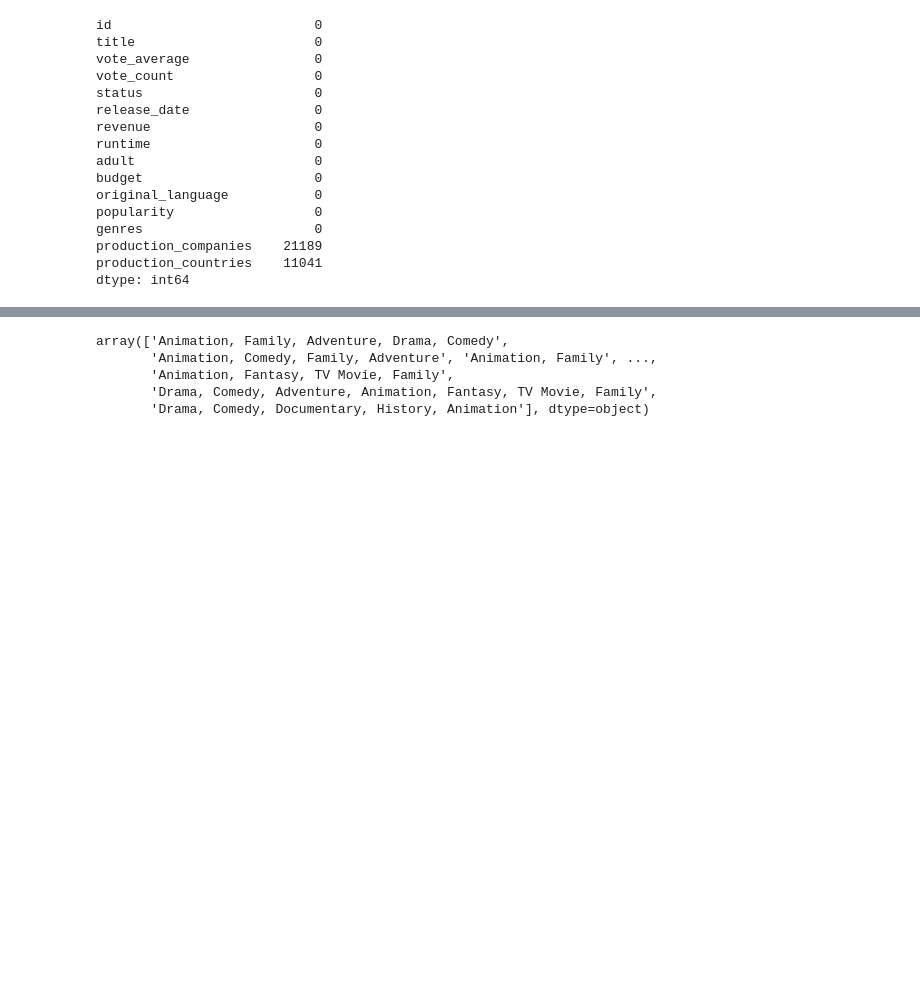
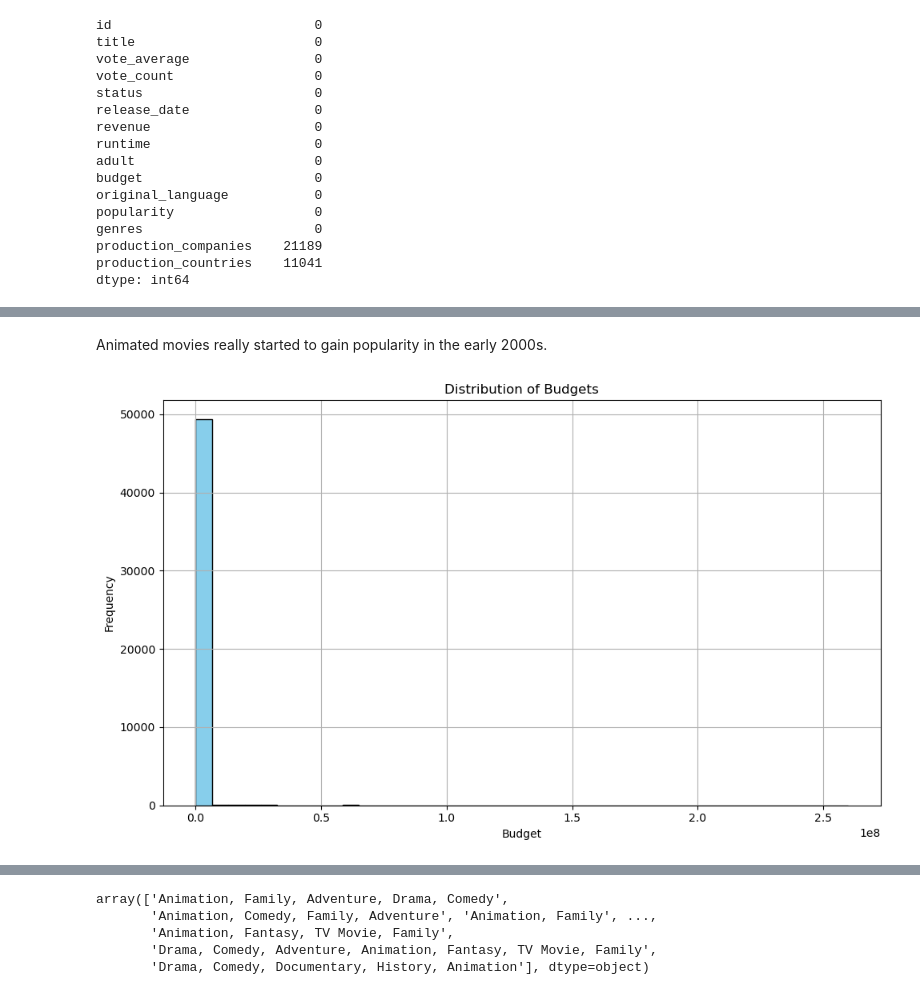
Before and after one commit to Tiffany-Bergett/Data_projects_TripleTen, a Jupyter notebook: Animation Movies/March_Code_Pudding_Data_Cleaning_.ipynb, the cells around one changed output, grey strips where cells are left out. Saved outputs shown, nothing was run; the diff lists cells and outputs as text; code cells hidden in the pictures; blank space fills up the shorter version.

```diff
--- a/Animation Movies/March_Code_Pudding_Data_Cleaning_.ipynb
+++ b/Animation Movies/March_Code_Pudding_Data_Cleaning_.ipynb
@@ -196,0 +254,14 @@ dtype: int64
+# %% [markdown]
+Animated movies really started to gain popularity in the early 2000s.
+# %%
+# Plot histogram of budgets using Matplotlib
+plt.figure(figsize=(10, 6))
+plt.hist(df['budget'], bins=40, color='skyblue', edgecolor='black')
+plt.title('Distribution of Budgets')
+plt.xlabel('Budget')
+plt.ylabel('Frequency')
+plt.grid(True)  # Add grid lines for better readability
+plt.tight_layout()
+plt.show()
+# %% [output]
+[figure, added]
```
Also changed, not shown: parts of 14 cells of this notebook, 1 other file.
